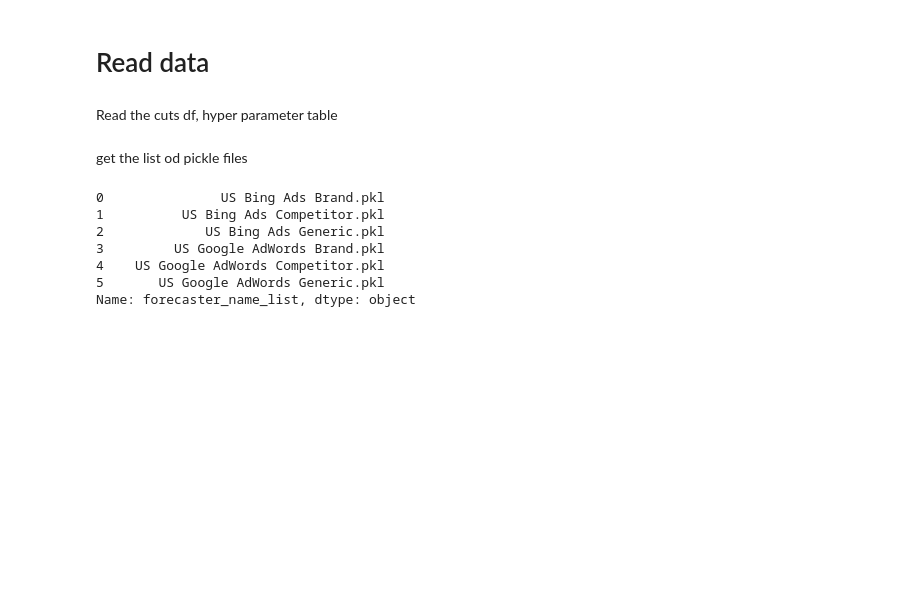
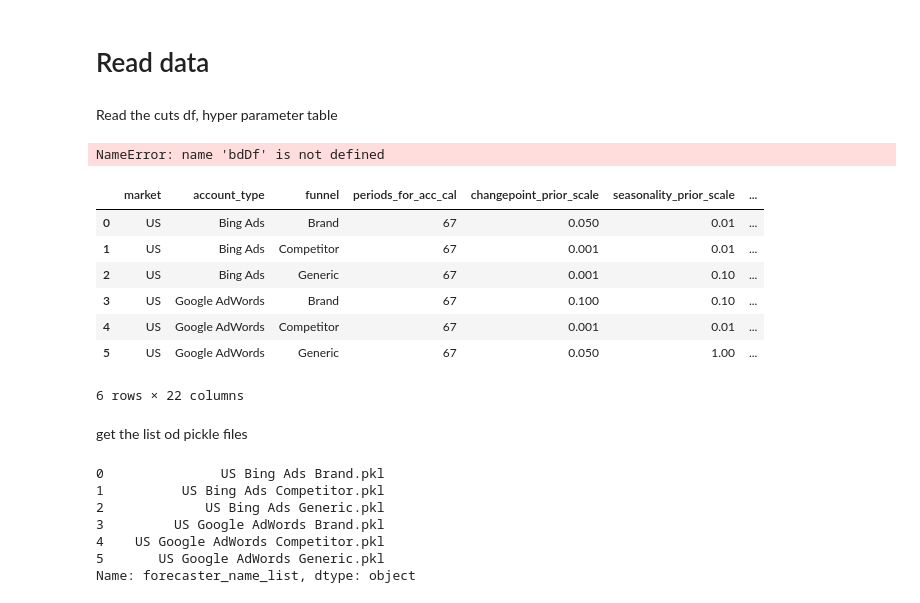
Before and after one commit to JJRinconGroupM/GroupM_US_Offshore_Hub_Savant, a Jupyter notebook: All Regions/us/June 2024 Update/US 3 PSO Optimizer-New.ipynb, the cells around one changed output. Saved outputs shown, nothing was run; the diff lists cells and outputs as text; code cells hidden in the pictures; blank space fills up the shorter version.

```diff
--- a/All Regions/us/June 2024 Update/US 3 PSO Optimizer-New.ipynb
+++ b/All Regions/us/June 2024 Update/US 3 PSO Optimizer-New.ipynb
@@ -52,14 +70,29 @@ save_date = config_dict['CLIENTINFO']['save_date']
 # Read data
 # %% [markdown]
 Read the cuts df, hyper parameter table
+# %%
+bdDf
+# %% [output]
+NameError: name 'bdDf' is not defined
 # %%
 
-bdDf = pd.read_csv(base_path+'New_Cuts_df.csv') # read the new_cuts_df.csv file
-cuts_df = bdDf.reset_index(drop = True) # reset index
+bdDf = pd.read_csv(base_path+'New_Cuts_df.csv',index_col=0) # read the new_cuts_df.csv file
+cuts_df = bdDf
 
 # create a variable with the name of the pickle file
 cuts_df['forecaster_name_list'] =  cuts_df['market'] + ' ' + cuts_df['account_type'] + ' ' + cuts_df['funnel'] + '.pkl'
 cuts_df['periods'] = periods # create the variable with the number of periods to forecast
+# %%
+cuts_df
+# %% [output]
+|  | market | account_type | funnel | periods_for_acc_cal | changepoint_prior_scale | seasonality_prior_scale | ... |
+| 0 | US | Bing Ads | Brand | 67 | 0.050 | 0.01 | ... |
+| 1 | US | Bing Ads | Competitor | 67 | 0.001 | 0.01 | ... |
+| 2 | US | Bing Ads | Generic | 67 | 0.001 | 0.10 | ... |
+| 3 | US | Google AdWords | Brand | 67 | 0.100 | 0.10 | ... |
+| 4 | US | Google AdWords | Competitor | 67 | 0.001 | 0.01 | ... |
+| 5 | US | Google AdWords | Generic | 67 | 0.050 | 1.00 | ... |
+6 rows × 22 columns
 # %% [markdown]
 get the list od pickle files
 # %%
```
Also changed, not shown: parts of 6 cells of this notebook, 14 other files.
